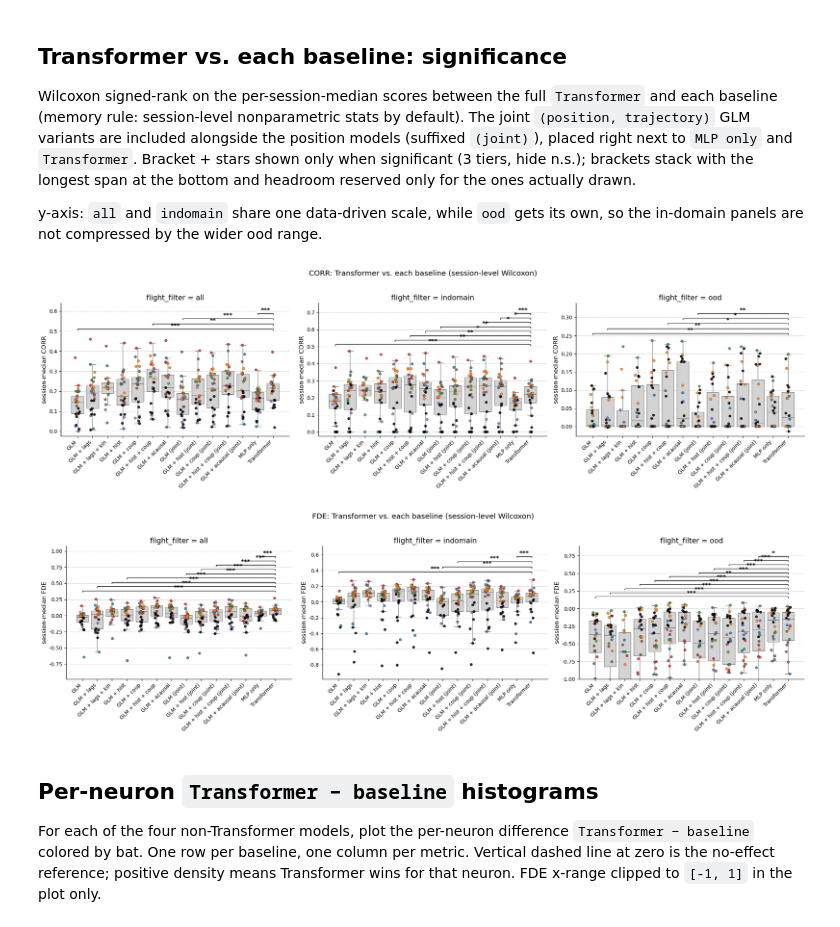
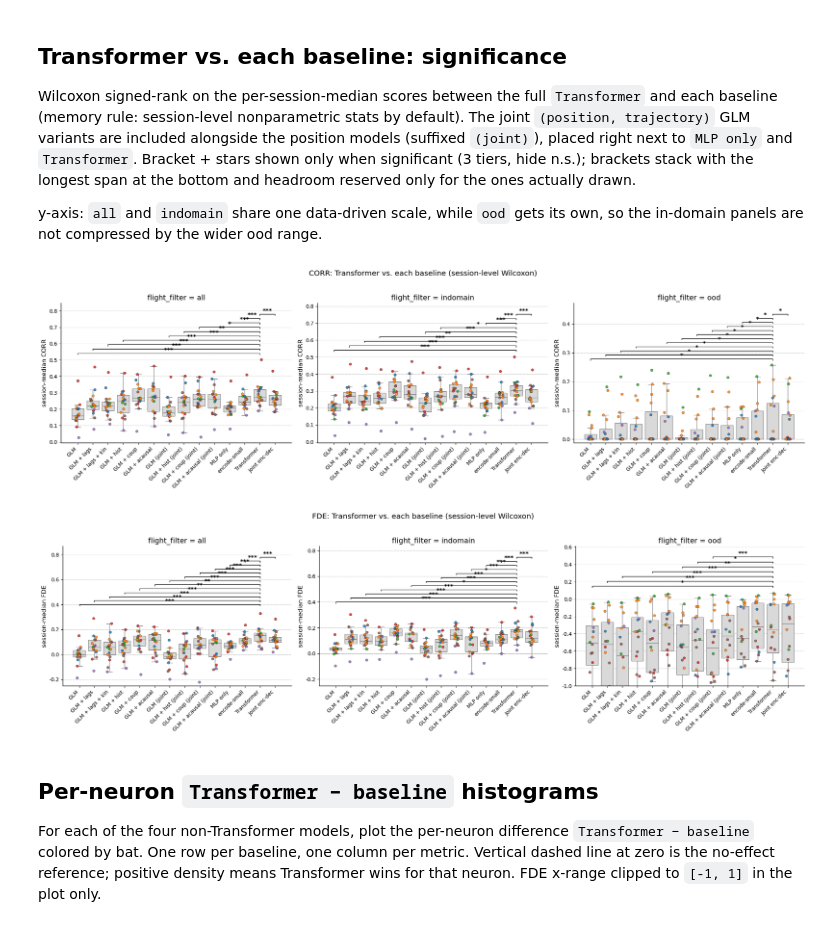
Before and after one commit to yongrong-qiu/digitalbat, a Jupyter notebook: notebooks/model_comparison.ipynb, the cells around one changed output. Cells and saved outputs as stored; diff of their text form; code cells hidden in the pictures.

Commit message:
model_comparison: default joint model to _infillft.pth (infill/forecast finetune)
Co-Authored-By: Claude Opus 4.8 <noreply@anthropic.com>

```diff
--- a/notebooks/model_comparison.ipynb
+++ b/notebooks/model_comparison.ipynb
@@ -769,15 +815,20 @@ for key in FIT_SPECS:
     path = CKPT_PATHS[key]
     os.makedirs(os.path.dirname(path), exist_ok=True)
 
-    if name in ('Transformer', 'MLP only'):
+    if name in ('Transformer', 'MLP only', 'encode-small'):
         print(f'[{name}] training ...')
         set_random_state(seed)
         models[key] = build_model(name, cond).to(device)
         tc = make_trainer_config(model=models[key], dataloaders=dls, device=device,
                                  model_name=path, lr=DEFAULT_LR,
                                  weight_decay=DEFAULT_WEIGHT_DECAY)
-        bv, _, _ = bat_former_trainer(**tc)
-        print(f'  best val FDE = {bv:.4f}')
+        bv, best_w, _ = bat_former_trainer(**tc)
+        # bat_former_trainer writes the LAST-epoch weights to `path`; overwrite the
+        # checkpoint with the BEST-val weights (also restored into models[key]) so the
+        # cached .pth matches the evaluated model and re-runs skip retraining.
+        torch.save(best_w, path)
+        models[key].load_state_dict(best_w)
+        print(f'  best val FDE = {bv:.4f}; cached best weights -> {path}')
         continue
 
     # Every GLM: Optuna over weight_decay (+ coupling alpha for coupled variants).
@@ -949,17 +1016,33 @@ def _joint_session_room(s):
 
 # Locked selection from joint-encode-decode.ipynb (§6.1b LOCK_SELECTED_MODEL). Only the
 # architecture-defining params matter for loading; the rest are baked into the filename.
-JOINT_PARAMS = dict(num_layers=4, latent_dim=128, ff_dim=128, dropout=0.19938900455009934)
+import pickle as _pkl
+from digitalbat.datasets.kinematics import make_joint_dataloaders, KIN_BEHAVIOR_DIM
+# Derive the §6.3 winner (single consensus model, optional kinematics) from its study.
+_JV2 = './out/joint/joint_optuna_v2.pkl'
+_JSTART = dict(num_layers=4, latent_dim=64, ff_dim=64, dropout=0.2, lr=3e-3, weight_decay=1e-2,
+               w_encode=1.0, w_decode=1.0, w_aux=1.0, lam=1.0, pos_weight=1.0, use_kinematics=False)
+_jbp = dict(_JSTART); _jbp.update(max(
+    (t for t in _pkl.load(open(_JV2, 'rb')).trials
+     if t.state.name == 'COMPLETE' and t.params.get('use_kinematics') is False),
+    key=lambda t: t.value).params)
+_jbp['use_kinematics'] = False                            # force position-only (dim-3)
+_use_kin = bool(_jbp['use_kinematics']); _bd = KIN_BEHAVIOR_DIM if _use_kin else 3
+JOINT_PARAMS = dict(num_layers=int(_jbp['num_layers']), latent_dim=_jbp['latent_dim'],
+                    ff_dim=_jbp['ff_dim'], dropout=_jbp['dropout'])
 JOINT_INPUT_TRANSFORM = 'identity'
-JOINT_CKPT = ('./out/joint/joint_best_L4_d128_lam1_identity_'
-              'we1.3_wd1.3_wa0.82_n17_fw0.5_fde0.1_err0.3.pth')
+JOINT_CKPT = (f"./out/joint/joint_v2_kin{int(_use_kin)}_L{JOINT_PARAMS['num_layers']}_d{JOINT_PARAMS['latent_dim']}"
+              f"_ff{JOINT_PARAMS['ff_dim']}_lam{_jbp['lam']:.2g}_pw{_jbp['pos_weight']:.2f}_identity"
+              f"_we{_jbp['w_encode']:.1f}_wd{_jbp['w_decode']:.1f}_wa{_jbp['w_aux']:.2f}_n17_infillft.pth")
+_dlp, _dlk, _, _ = make_joint_dataloaders(data_config)
+joint_loaders = _dlk if _use_kin else _dlp
 
 joint_sessions = [s for s in DEFAULT_SESSION_NAMES if s in unit_num_dict]
 joint_unit_num_dict = {s: unit_num_dict[s] for s in joint_sessions}
 joint_session_to_room = {s: _joint_session_room(s) for s in joint_sessions}
 set_random_state(seed)
 joint_model = JointMaskedTransformer(
-    joint_unit_num_dict, behavior_dim=3,
+    joint_unit_num_dict, behavior_dim=_bd,
     latent_dim=JOINT_PARAMS['latent_dim'], num_heads=4, ff_dim=JOINT_PARAMS['ff_dim'],
     num_layers=JOINT_PARAMS['num_layers'], dropout=JOINT_PARAMS['dropout'],
     input_transform=JOINT_INPUT_TRANSFORM, session_to_room=joint_session_to_room).to(device)
@@ -989,7 +1072,7 @@ def evaluate_joint_encode(model, dataloaders, valid_fn, device, flight_filter=No
             target_types = None
         y_val_list, y_pred_list = [], []
         for batch in session_data:
-            X_val = batch.behavior[:, :, :3].to(device)
+            X_val = batch.behavior.to(device)
             y_val = batch.spike.to(device)
             mask_val = batch.mask.to(device)
             if target_types is not None:
@@ -1014,7 +1097,7 @@ for metric_name, valid_fn in metrics.items():
     for ff in flight_filters:
         mkey = f'{metric_name}_{ff or "all"}'
         results_by_model[JOINT_KEY][mkey] = evaluate_joint_encode(
-            joint_model, dataloaders, valid_fn, device,
+            joint_model, joint_loaders, valid_fn, device,
             flight_filter=ff, meta_info_dict=meta_info_dict, sessions=set(joint_sessions))
         scores = np.hstack([v for v in results_by_model[JOINT_KEY][mkey].values() if len(v) > 0])
         stat = np.nanmedian if 'fde' in mkey else np.nanmean
@@ -1277,9 +1336,9 @@ session_df_all['model_disp'] = np.where(
 
 # x-order: position GLM family -> joint GLMs -> MLP only / Transformer, so the
 # joint variants sit right next to MLP only and the Transformer.
-POS_GLMS = [m for m in MODEL_ORDER if m not in ('MLP only', 'Transformer', 'Joint enc-dec')]
+POS_GLMS = [m for m in MODEL_ORDER if m not in ('MLP only', 'encode-small', 'Transformer', 'Joint enc-dec')]
 JOINT_DISP = [f'{m} (joint)' for m in GLM_JOINT_MODELS]
-DISP_ORDER = POS_GLMS + JOINT_DISP + ['MLP only', 'Transformer', 'Joint enc-dec']
+DISP_ORDER = POS_GLMS + JOINT_DISP + ['MLP only', 'encode-small', 'Transformer', 'Joint enc-dec']
 session_df_all = session_df_all[session_df_all['model_disp'].isin(DISP_ORDER)].copy()
 
 session_wide = session_df_all.pivot_table(
@@ -1337,35 +1396,35 @@ for metric in ['corr', 'fde']:
             if m_a not in sub_wide or 'Transformer' not in sub_wide:
                 continue
             paired = sub_wide[[m_a, 'Transformer']].dropna()
             if len(paired) < 3:
                 continue
             _, p = wilcoxon_safe((paired['Transformer'] - paired[m_a]).to_numpy())
             if np.isfinite(p) and p < 0.05:
                 sig.append((DISP_ORDER.index(m_a), DISP_ORDER.index('Transformer'), p))
         if sig:
             lo, hi = ax.get_ylim()
             span = hi - lo
             step = 0.05 * span
             ax.set_ylim(top=hi + (len(sig) + 0.5) * step)
             base_y = hi + 0.3 * step
             for j, (x1, x2, p) in enumerate(sig):
                 add_significance_bracket(ax, x1, x2, p, y=base_y + j * step,
                                          height_frac=0.01)
 
         ax.axhline(0, color='0.6', linestyle='--', linewidth=0.8, zorder=0)
         ax.tick_params(axis='x', rotation=45)
         for lbl in ax.get_xticklabels():
             lbl.set_horizontalalignment('right')
         ax.set_xlabel('')
         ax.set_ylabel(f'session-median {metric.upper()}')
         ax.set_title(f'flight_filter = {flight_filter}')
         sns.despine(ax=ax)
     fig.suptitle(f'{metric.upper()}: Transformer vs. each baseline (session-level Wilcoxon)', y=1.02)
     plt.tight_layout()
     plt.show()
 # %% [output]
-[figure, old version]
+[figure, new version]
-[figure, old version]
+[figure, new version]
 # %% [markdown]
 ## Per-neuron `Transformer − baseline` histograms
 
```
Also changed, not shown: parts of 16 cells of this notebook.
